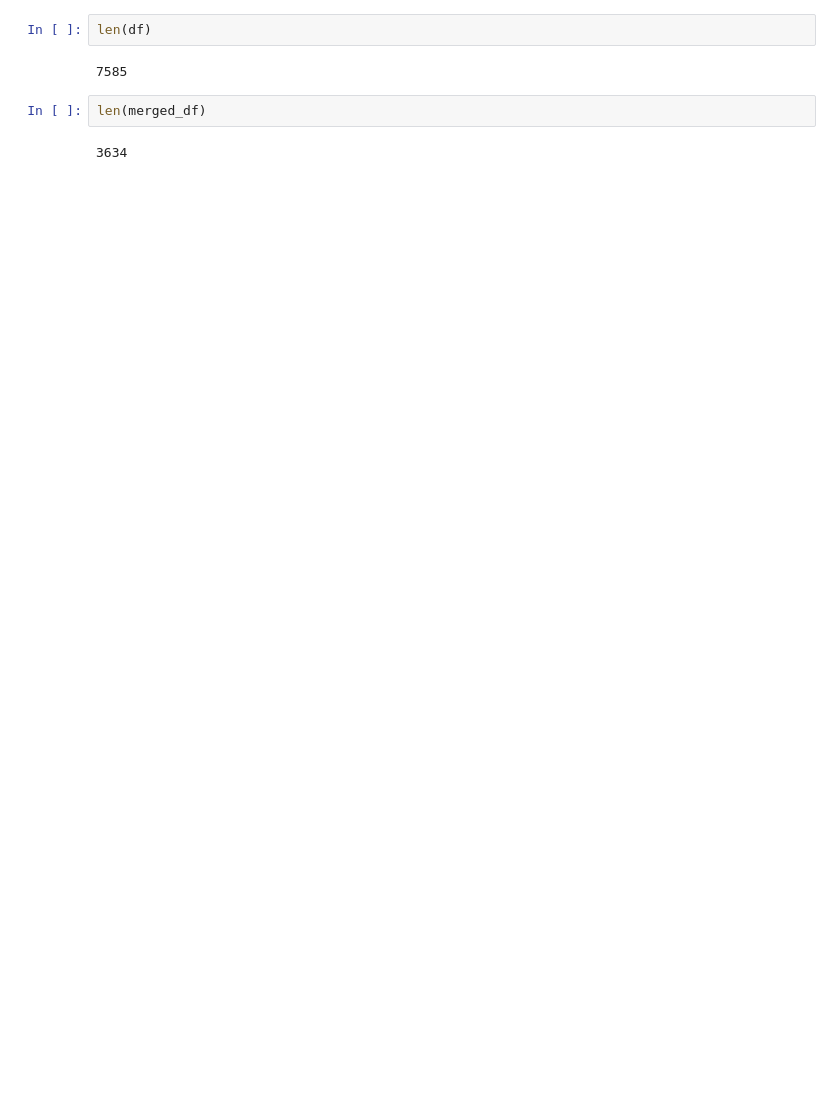
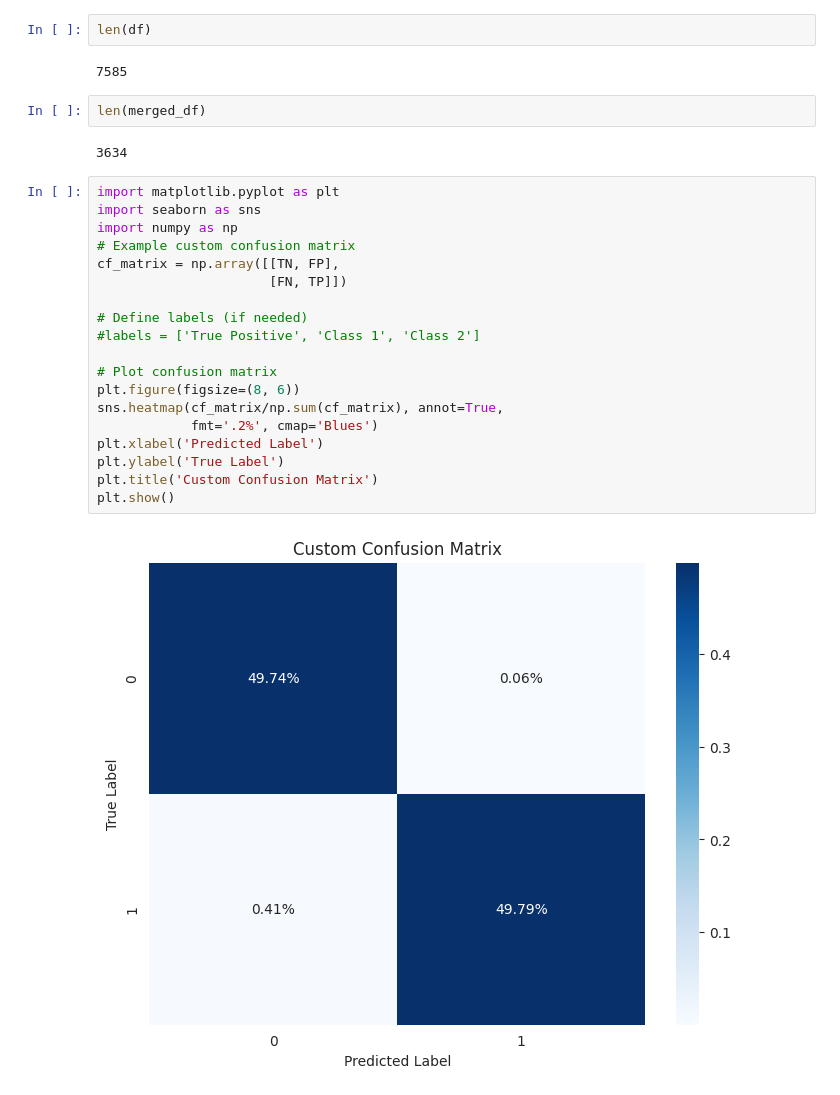
Before and after one commit to miniloda/AI4PEP, a Jupyter notebook: NER/03-time-series/Training Spacy.ipynb, the cells around one changed output. Cells and saved outputs as stored; diff of their text form; blank space fills up the shorter version.

```diff
--- a/NER/03-time-series/Training Spacy.ipynb
+++ b/NER/03-time-series/Training Spacy.ipynb
@@ -598,3 +634,24 @@ len(df)
 len(merged_df)
 # %% [output]
 3634
+# %%
+import matplotlib.pyplot as plt
+import seaborn as sns
+import numpy as np
+# Example custom confusion matrix
+cf_matrix = np.array([[TN, FP],
+                      [FN, TP]])
+
+# Define labels (if needed)
+#labels = ['True Positive', 'Class 1', 'Class 2']
+
+# Plot confusion matrix
+plt.figure(figsize=(8, 6))
+sns.heatmap(cf_matrix/np.sum(cf_matrix), annot=True,
+            fmt='.2%', cmap='Blues')
+plt.xlabel('Predicted Label')
+plt.ylabel('True Label')
+plt.title('Custom Confusion Matrix')
+plt.show()
+# %% [output]
+[figure, added]
```
Also changed, not shown: parts of 19 cells of this notebook, 13 other files.
